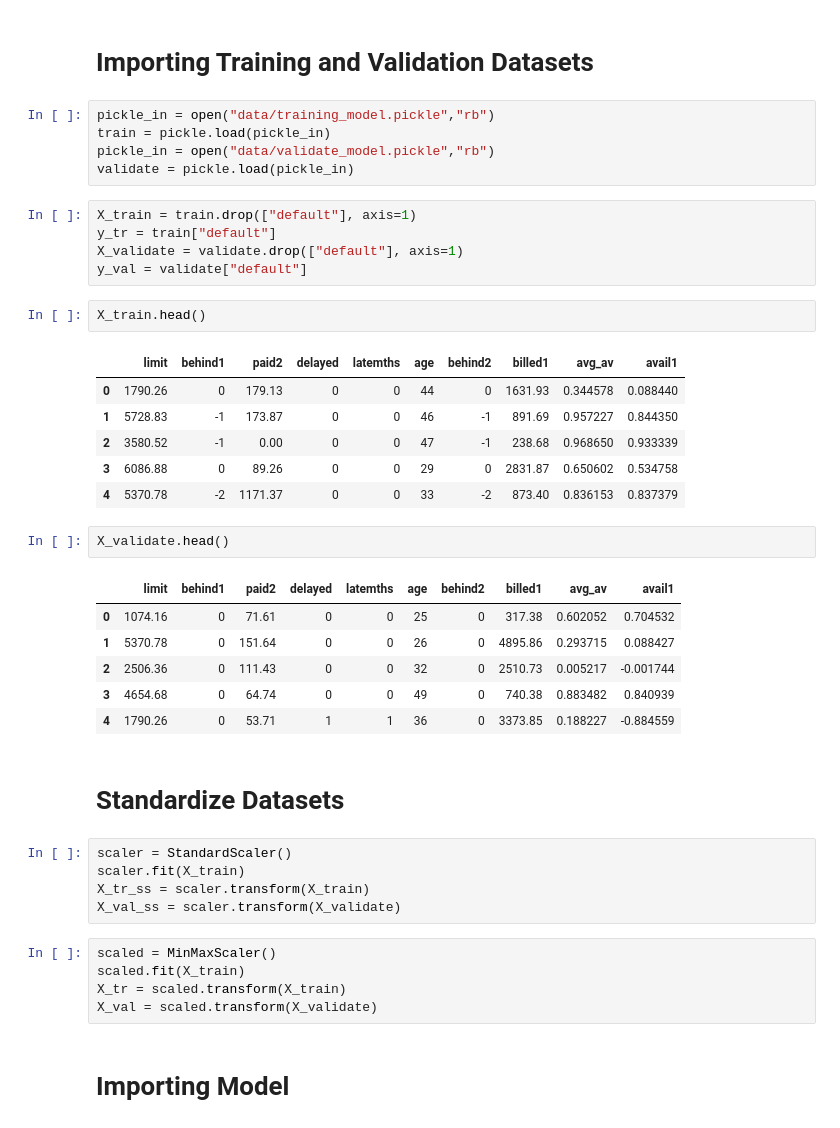
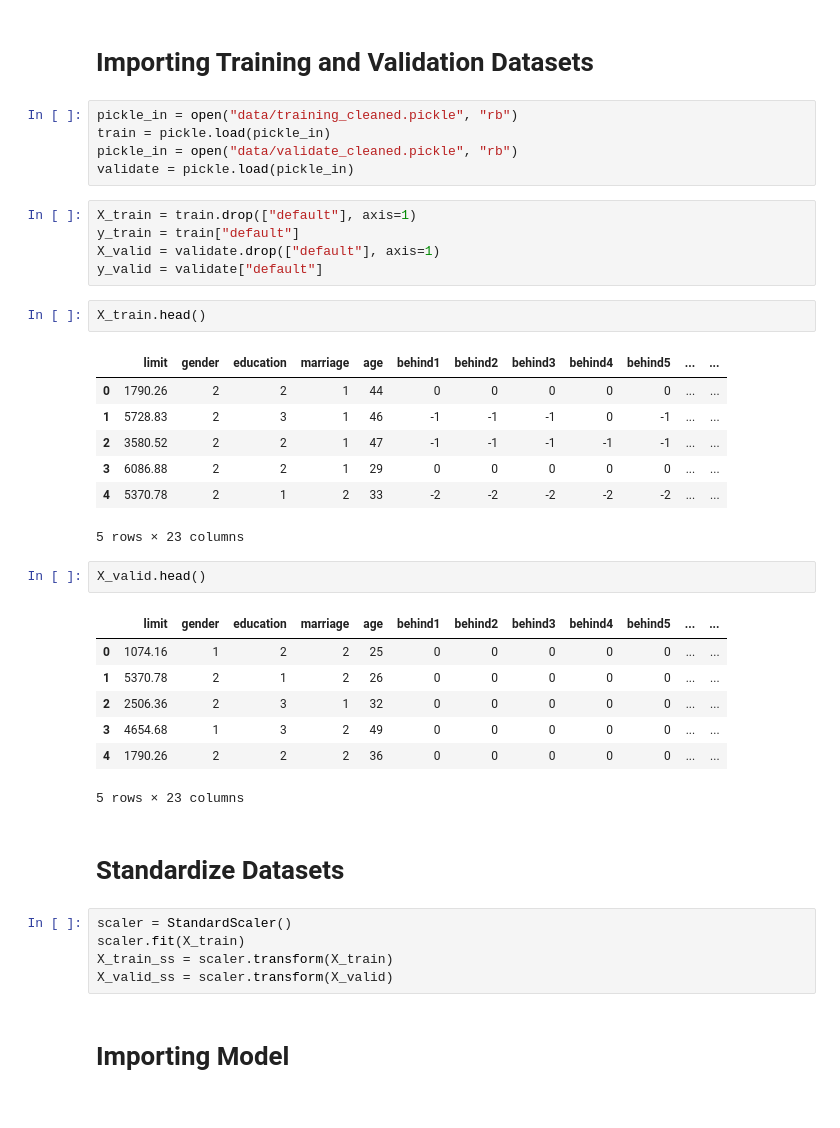
Before and after one commit to datascisteven/Medium-Blogs, a Jupyter notebook: Class_Imbalance.ipynb, the cells around one changed output. Drawn from its saved outputs; the diff is of its cells as text.

```diff
--- a/Class_Imbalance.ipynb
+++ b/Class_Imbalance.ipynb
@@ -41,44 +42,41 @@ from xgboost.sklearn import XGBClassifier
 # %% [markdown]
 # Importing Training and Validation Datasets
 # %%
-pickle_in = open("data/training_model.pickle","rb")
+pickle_in = open("data/training_cleaned.pickle", "rb")
 train = pickle.load(pickle_in)
-pickle_in = open("data/validate_model.pickle","rb")
+pickle_in = open("data/validate_cleaned.pickle", "rb")
 validate = pickle.load(pickle_in)
 # %%
 X_train = train.drop(["default"], axis=1)
-y_tr = train["default"]
-X_validate = validate.drop(["default"], axis=1)
-y_val = validate["default"]
+y_train = train["default"]
+X_valid = validate.drop(["default"], axis=1)
+y_valid = validate["default"]
 # %%
 X_train.head()
 # %% [output]
-|  | limit | behind1 | paid2 | delayed | latemths | age | behind2 | billed1 | avg_av | avail1 |
-| 0 | 1790.26 | 0 | 179.13 | 0 | 0 | 44 | 0 | 1631.93 | 0.344578 | 0.088440 |
-| 1 | 5728.83 | -1 | 173.87 | 0 | 0 | 46 | -1 | 891.69 | 0.957227 | 0.844350 |
-| 2 | 3580.52 | -1 | 0.00 | 0 | 0 | 47 | -1 | 238.68 | 0.968650 | 0.933339 |
-| 3 | 6086.88 | 0 | 89.26 | 0 | 0 | 29 | 0 | 2831.87 | 0.650602 | 0.534758 |
-| 4 | 5370.78 | -2 | 1171.37 | 0 | 0 | 33 | -2 | 873.40 | 0.836153 | 0.837379 |
+|  | limit | gender | education | marriage | age | behind1 | behind2 | behind3 | behind4 | behind5 | ... | ... |
+| 0 | 1790.26 | 2 | 2 | 1 | 44 | 0 | 0 | 0 | 0 | 0 | ... | ... |
+| 1 | 5728.83 | 2 | 3 | 1 | 46 | -1 | -1 | -1 | 0 | -1 | ... | ... |
+| 2 | 3580.52 | 2 | 2 | 1 | 47 | -1 | -1 | -1 | -1 | -1 | ... | ... |
+| 3 | 6086.88 | 2 | 2 | 1 | 29 | 0 | 0 | 0 | 0 | 0 | ... | ... |
+| 4 | 5370.78 | 2 | 1 | 2 | 33 | -2 | -2 | -2 | -2 | -2 | ... | ... |
+5 rows × 23 columns
 # %%
-X_validate.head()
+X_valid.head()
 # %% [output]
-|  | limit | behind1 | paid2 | delayed | latemths | age | behind2 | billed1 | avg_av | avail1 |
-| 0 | 1074.16 | 0 | 71.61 | 0 | 0 | 25 | 0 | 317.38 | 0.602052 | 0.704532 |
-| 1 | 5370.78 | 0 | 151.64 | 0 | 0 | 26 | 0 | 4895.86 | 0.293715 | 0.088427 |
-| 2 | 2506.36 | 0 | 111.43 | 0 | 0 | 32 | 0 | 2510.73 | 0.005217 | -0.001744 |
-| 3 | 4654.68 | 0 | 64.74 | 0 | 0 | 49 | 0 | 740.38 | 0.883482 | 0.840939 |
-| 4 | 1790.26 | 0 | 53.71 | 1 | 1 | 36 | 0 | 3373.85 | 0.188227 | -0.884559 |
+|  | limit | gender | education | marriage | age | behind1 | behind2 | behind3 | behind4 | behind5 | ... | ... |
+| 0 | 1074.16 | 1 | 2 | 2 | 25 | 0 | 0 | 0 | 0 | 0 | ... | ... |
+| 1 | 5370.78 | 2 | 1 | 2 | 26 | 0 | 0 | 0 | 0 | 0 | ... | ... |
+| 2 | 2506.36 | 2 | 3 | 1 | 32 | 0 | 0 | 0 | 0 | 0 | ... | ... |
+| 3 | 4654.68 | 1 | 3 | 2 | 49 | 0 | 0 | 0 | 0 | 0 | ... | ... |
+| 4 | 1790.26 | 2 | 2 | 2 | 36 | 0 | 0 | 0 | 0 | 0 | ... | ... |
+5 rows × 23 columns
 # %% [markdown]
 # Standardize Datasets
 # %%
 scaler = StandardScaler()
 scaler.fit(X_train)
-X_tr_ss = scaler.transform(X_train)
-X_val_ss = scaler.transform(X_validate)
+X_train_ss = scaler.transform(X_train)
+X_valid_ss = scaler.transform(X_valid)
-# %%
-scaled = MinMaxScaler()
-scaled.fit(X_train)
-X_tr = scaled.transform(X_train)
-X_val = scaled.transform(X_validate)
 # %% [markdown]
 # Importing Model
```
Also changed, not shown: parts of 92 cells of this notebook, 3 other files.
